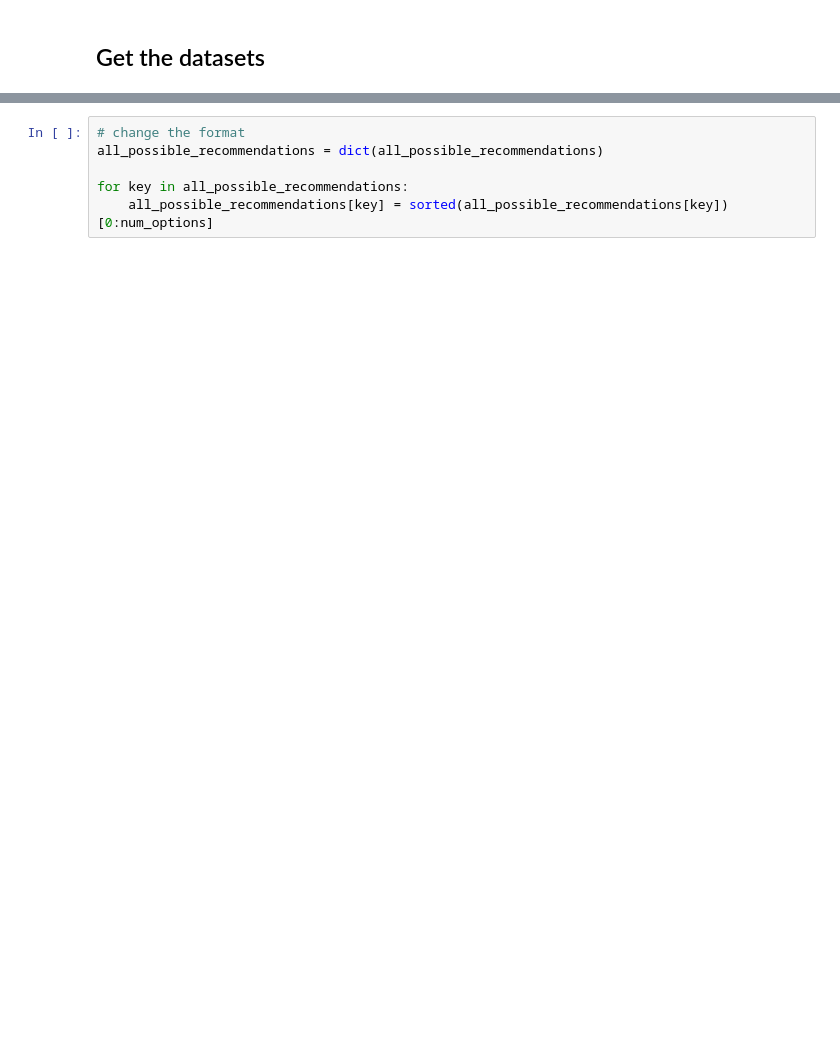
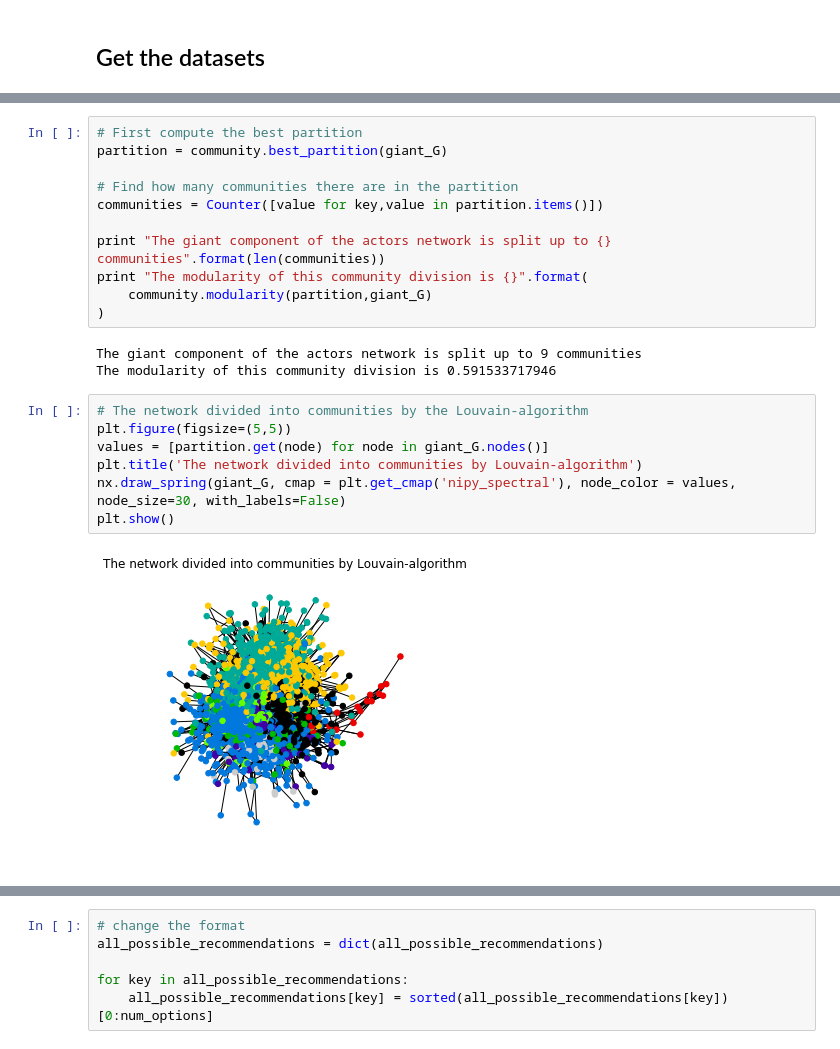
Before and after one commit to gretarg09/DTU__SocialGraphs-FinalProject, a Jupyter notebook: Notebooks/recommendation_engine.ipynb, the cells around one changed output, grey strips where cells are left out. Saved outputs shown, nothing was run; the diff lists cells and outputs as text; blank space fills up the shorter version.

```diff
--- a/Notebooks/recommendation_engine.ipynb
+++ b/Notebooks/recommendation_engine.ipynb
@@ -359,0 +319,23 @@ Shortest x members have been calculated
+# %%
+# First compute the best partition
+partition = community.best_partition(giant_G)
+
+# Find how many communities there are in the partition
+communities = Counter([value for key,value in partition.items()])
+
+print "The giant component of the actors network is split up to {} communities".format(len(communities))
+print "The modularity of this community division is {}".format(
+    community.modularity(partition,giant_G)
+)
+# %% [output]
+The giant component of the actors network is split up to 9 communities
+The modularity of this community division is 0.591533717946
+# %%
+# The network divided into communities by the Louvain-algorithm
+plt.figure(figsize=(5,5))
+values = [partition.get(node) for node in giant_G.nodes()]
+plt.title('The network divided into communities by Louvain-algorithm')
+nx.draw_spring(giant_G, cmap = plt.get_cmap('nipy_spectral'), node_color = values, node_size=30, with_labels=False)
+plt.show()
+# %% [output]
+[figure, added]
```
Also changed, not shown: parts of 63 cells of this notebook, 3 other files.
